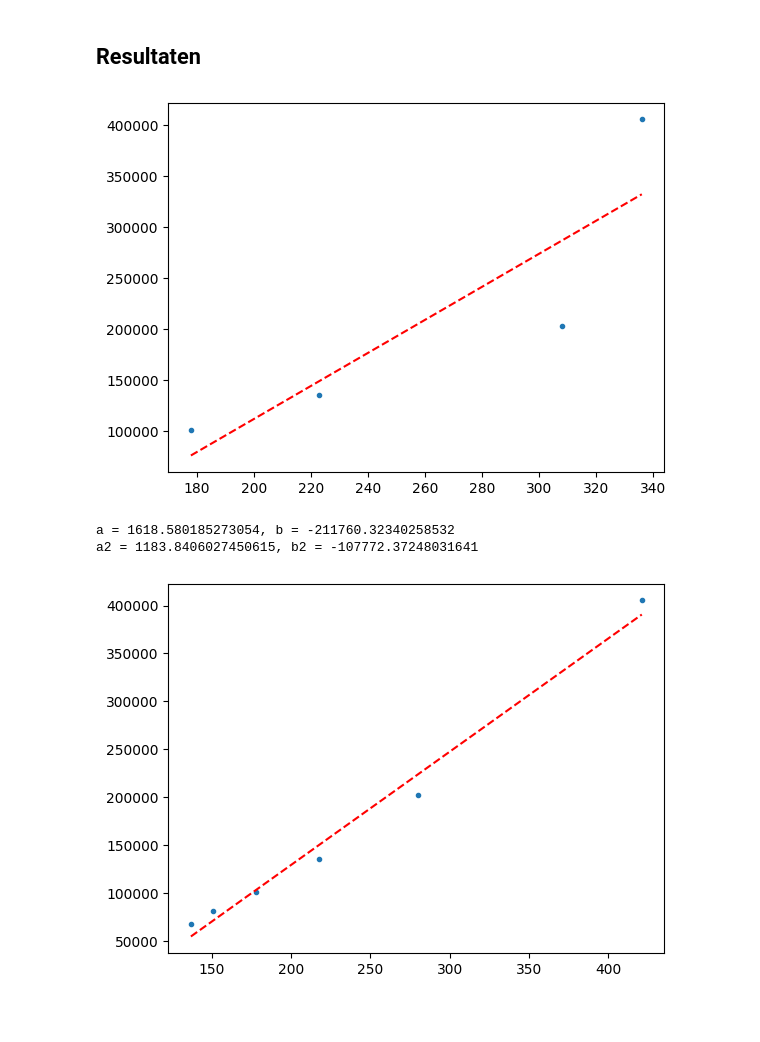
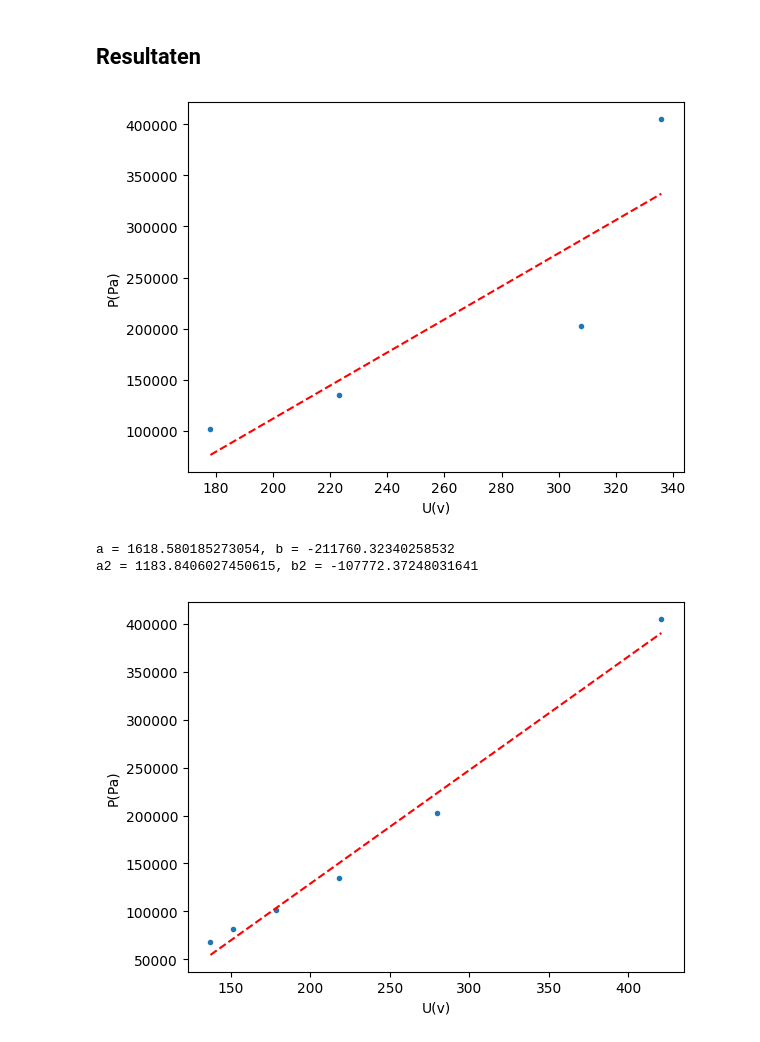
Before and after one commit to srimanp07/SrimanAbel, a Jupyter notebook: Content/Labs/druksensorijken.ipynb, the cells around one changed output. Drawn from its saved outputs; the diff is of its cells as text; code cells hidden in the pictures; blank space fills up the shorter version.

```diff
--- a/Content/Labs/druksensorijken.ipynb
+++ b/Content/Labs/druksensorijken.ipynb
@@ -69,31 +69,41 @@ Maak gebruik van een systematische fout in het volume om het volume van de tube
 # %%
 ### Jouw data en code
 import numpy as np
 import matplotlib.pyplot as plt
 from scipy.optimize import curve_fit
+#deel 1
 U1 = 178
 U2 = 223
 U3 = 308
 U4 = 336
 U = np.array([178,223,308,336])
 P = (101325*40)/V
 V = np.array([40,30,20,10])
-plt.plot(U,P,'.')
 def function(x,a,b):
     return a*x+b
 values, covariance = curve_fit(function,U,P)
+plt.figure()
+plt.ylabel('P(Pa)')
+plt.xlabel('U(v)')
+plt.plot(U,P,'.')
 plt.plot(U,function(U,values[0],values[1]),'r--')
 plt.show()
 print(f'a = {values[0]}, b = {values[1]}')
+
+#deel 2
 U2= np.array([137,151,178,218,280,421])
 V2 = np.array([60,50,40,30,20,10])
 P2 = (101325*40)/V2
 values2, covariance2 =curve_fit(function,U2,P2)
+
+plt.figure()
 plt.plot(U2,P2,'.')
+plt.ylabel('P(Pa)')
+plt.xlabel('U(v)')
 plt.plot(U2,function(U2,values2[0],values2[1]),'r--')
 print(f'a2 = {values2[0]}, b2 = {values2[1]}')
 # %% [output]
-[figure, old version]
+[figure, new version]
 a = 1618.580185273054, b = -211760.32340258532
 a2 = 1183.8406027450615, b2 = -107772.37248031641
-[figure, old version]
+[figure, new version]
```
